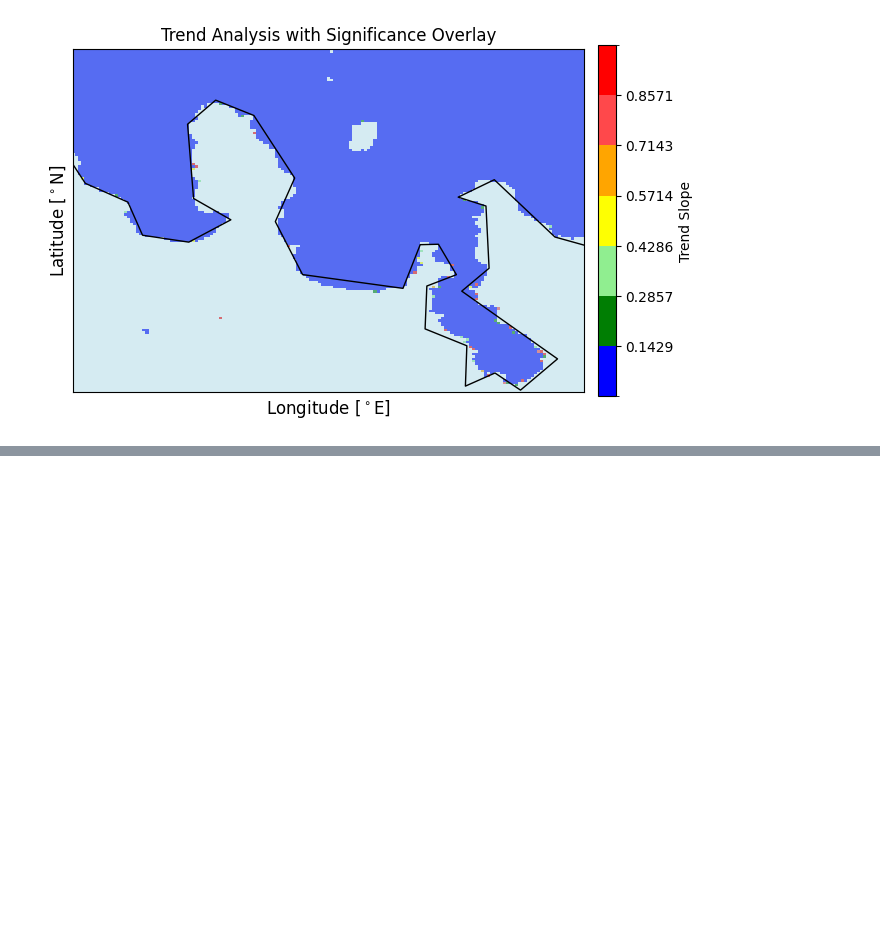
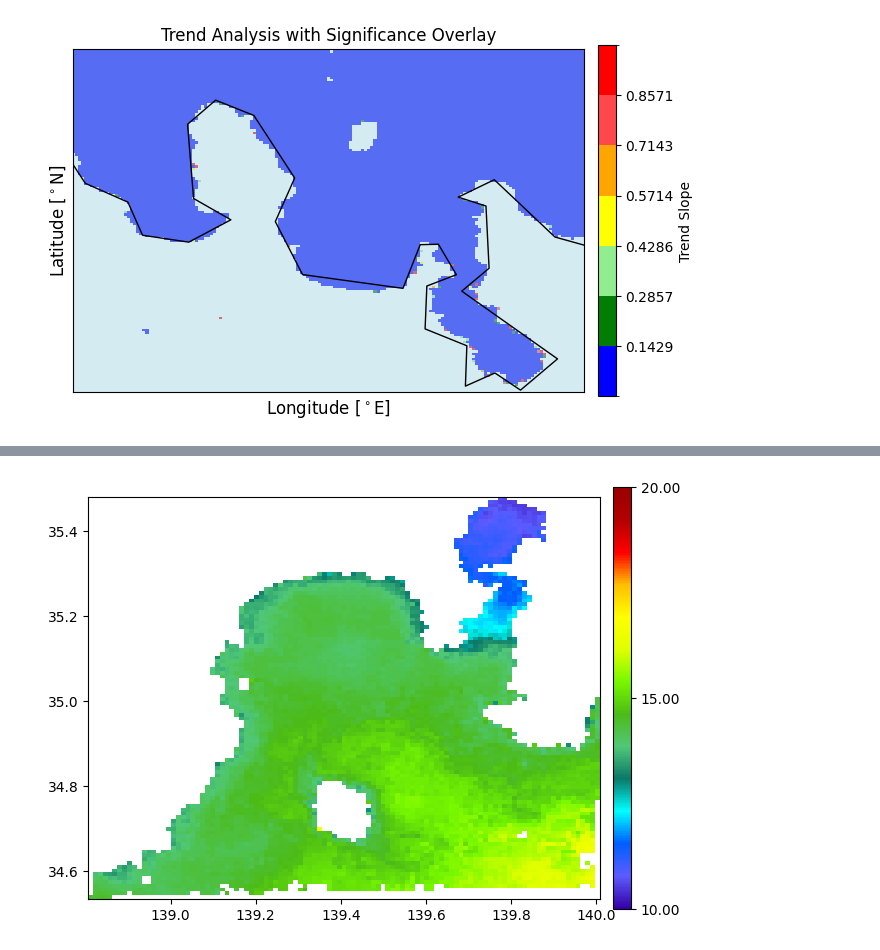
Before and after one commit to robel-milashu/NMEW.demos, a Jupyter notebook: processing/trend/trend_sst.ipynb, the cells around one changed output, grey strips where cells are left out. Saved outputs shown, nothing was run; the diff lists cells and outputs as text; code cells hidden in the pictures; blank space fills up the shorter version.

```diff
--- a/processing/trend/trend_sst.ipynb
+++ b/processing/trend/trend_sst.ipynb
@@ -486,0 +474,95 @@ plot.show()
+# %%
+import geopandas as gpd
+import xarray as xr
+import rioxarray
+from shapely.geometry import mapping
+import geopandas as gpd
+import xarray as xr
+import rioxarray
+from shapely.geometry import mapping
+import matplotlib.pyplot as plt
+from mpl_toolkits.basemap import Basemap
+from matplotlib import pyplot as plot, colors
+from mpl_toolkits import basemap
+import numpy as np
+from netCDF4 import Dataset, num2date
+from matplotlib.colors import LinearSegmentedColormap
+from geopandas import GeoSeries
+
+
+
+# Small Sagami Bay
+lat_min_crop, lat_max_crop = 34.5, 35.4
+lon_min_crop, lon_max_crop = 138.8, 139.9
+cmin, cmax = 10, 20
+vmin, vmax = 10, 20
+varname="sst"
+netcdf_file_path = '../../results/Modis/sst/A200402_SST_NW_month.nc'
+
+# Load the shapefile
+shapefile_path = 'GEE_Exports_new4/Water_Bodies_2018222.shp'
+shapefile = gpd.read_file(shapefile_path)
+
+# Step 1: Project the shapefile to a suitable projected CRS for your area
+# For Sagami Bay, Japan, you might use a UTM zone like EPSG:3099. Adjust as necessary.
+shapefile_proj = shapefile.to_crs(epsg=3099)  # Change to the appropriate EPSG code for your area
+
+# Step 2: Buffer the geometries in the projected CRS (500 meters)
+buffered_shapefile_proj = shapefile_proj.buffer(-2000)
+
+# Optional: Project back to the original CRS if needed
+buffered_shapefile = buffered_shapefile_proj.to_crs(epsg=4326)
+
+# Continue with your existing code for clipping...
+# Open the netCDF file using xarray and convert it to a raster using rioxarray
+ds = xr.open_dataset(netcdf_file_path)
+ds = ds.rio.write_crs("epsg:4326")
+# Crop the dataset using the buffered geometry
+cropped_ds = ds.rio.clip(buffered_shapefile.geometry.apply(mapping), crs=4326, drop=True)
+
+
+lat = cropped_ds['lat'].values
+lon = cropped_ds['lon'].values
+sst = cropped_ds[varname].values
+
+# Define your color list in hex
+# hex_colors = [
+#     '#3500a8', '#0800ba', '#003fd6',
+#     '#00aca9', '#77f800', '#ff8800',
+#     '#b30000', '#920000', '#880000'
+# ]
+hex_colors = [
+    '#3500a8',  '#5C5CFF','#005EFF','#00FFFF',
+     '#097969','#50C878',"#4CBB17",'#77f800','#DFFF00','yellow', "#FFBF00", "red",
+    '#b30000', '#990000'
+]
+
+rgb_colors = [colors.hex2color(color) for color in hex_colors]
+mean = np.nanmean(sst)
+
+print(mean)
+sst = np.squeeze(sst)
+
+# Visualisation with basemap
+if len(lon.shape) == 1:
+   lon_cropped, lat_cropped = np.meshgrid(lon, lat)
+lon_0, lat_0 = (lon_cropped.min() + lon_cropped.max()), (lat_cropped.min() + lat_cropped.max()) / 2
+
+sds_cropped_log = sst
+
+fig, ax = plot.subplots(figsize=(7, 6))  # Adjust the width and height to better suit your data aspect ratio
+
+extent = [lon_cropped.min(), lon_cropped.max(), lat_cropped.min(), lat_cropped.max()]
+
+custom_colormap = LinearSegmentedColormap.from_list('custom', rgb_colors)
+
+# ims = ax.imshow(sds_cropped_log, cmap='jet', extent=extent)
+ims = ax.imshow(sds_cropped_log,vmin=cmin, vmax=cmax,  cmap=custom_colormap, extent=extent)
+
+# # Colourbar
+cbar = fig.colorbar(ims, ax=ax, orientation='vertical', fraction=0.0324, pad=0.025,  aspect=24)
+ticks = [ims.get_clim()[0],(ims.get_clim()[0] + ims.get_clim()[1])/2, ims.get_clim()[1]] # This gets the color limit range
+cbar.set_ticks(ticks)
+cbar.set_ticklabels([f'{ticks[0]:.2f}', f'{ticks[1]:.2f}', f'{ticks[2]:.2f}']) # Format as desired
+plot.show()
+# %% [output]
@@ -486,0 +579 @@ plot.show()
+[figure, added]
```
Also changed, not shown: parts of 3 cells of this notebook, 23 other files.
